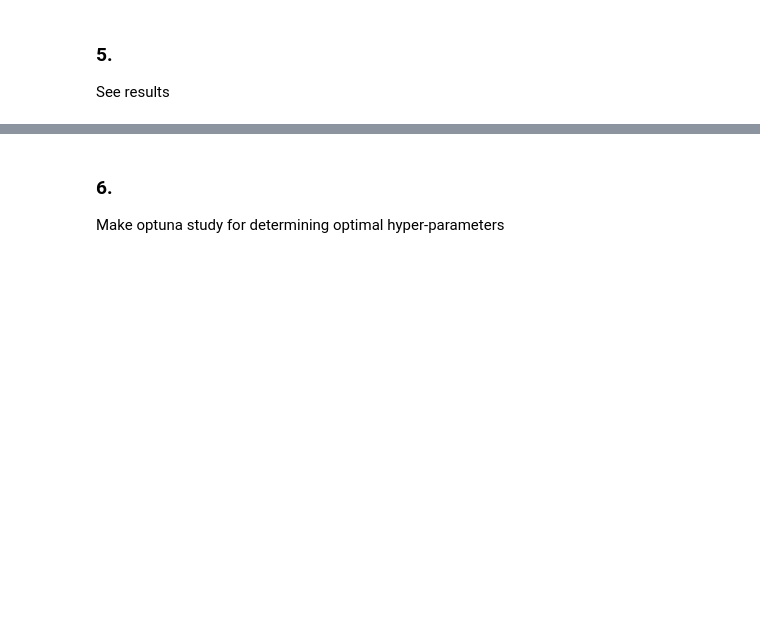
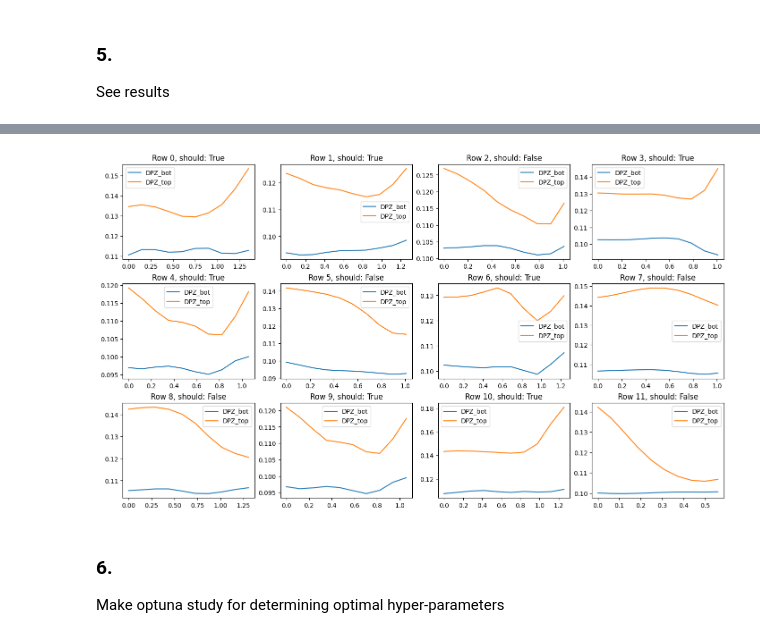
Before and after one commit to iagr98/MA-DNN, a Jupyter notebook: dnn_dpz.ipynb, the cells around one changed output, grey strips where cells are left out. Cells and saved outputs as stored; diff of their text form; code cells hidden in the pictures; blank space fills up the shorter version.

```diff
--- a/dnn_dpz.ipynb
+++ b/dnn_dpz.ipynb
@@ -549 +545,83 @@ Predictions (10 rows, unnormalized/original units):
+# %%
+# Plot multiple tests from test dataset
+
+
+import pandas as pd
+import numpy as np
+import torch
+import matplotlib.pyplot as plt
+
+# --- helper functions ---
+def transform_minmax(X, mins, rng):
+    rng_safe = np.where(rng > 0, rng, 1.0)
+    return (X - mins) / rng_safe
+
+def inverse_minmax(Ys, mins, rng):
+    return Ys * rng + mins
+
+# --- load test dataframe ---
+df_input = pd.read_csv("saved_models/dnn_6_(dpz)/df_te.csv")
+
+# choose range of rows
+idx_0, idx_end = 0, 11   # inclusive range [0..11] ##########################################################
+
+n_rows = idx_end - idx_0 + 1
+fig, axes = plt.subplots(3, 4, figsize=(14, 8), constrained_layout=True)
+axes = axes.flatten()
+
+if n_rows == 1:  # if only one subplot
+    axes = [axes]
+
+for k, zeile in enumerate(range(idx_0, idx_end+1)):
+    ax = axes[k]
+
+    dV_ges    = df_input["dV_ges"][zeile]
+    eps_0     = df_input["eps_0"][zeile]
+    phi_0     = df_input["phi_0"][zeile]
+    h_dis_0   = df_input["h_dis_0"][zeile]
+    h_c_0     = df_input["h_c_0"][zeile]
+    rho_c     = df_input["rho_c"][zeile]
+    rho_d     = df_input["rho_d"][zeile]
+    eta_c     = df_input["eta_c"][zeile]
+    eta_d     = df_input["etc_d"][zeile]
+    sigma     = df_input["sigma"][zeile]
+    T         = df_input["T"][zeile]
+    r_s_star  = df_input["r_S_star"][zeile]
+    h_p_star  = df_input["h_p_star"][zeile]
+    D_A       = df_input["D_A"][zeile]
+    L_A       = df_input["L_A"][zeile]
+
+    DPZ_pos = np.fromstring(str(df_input['DPZ_pos_ivgu'][zeile]).strip("[]"), sep=",") / 100.0
+    mask = ~np.isnan(DPZ_pos)
+    DPZ_pos_v = DPZ_pos[mask]
+    L_val = max(DPZ_pos_v)
+    x_array = np.linspace(0.0, L_val, 10)  # DPZ_pos
+
+    dV_ges_tr = dV_ges / 3.6 * 1e-6
+    const_feats = np.array(
+        [dV_ges_tr, eps_0, phi_0, h_dis_0, h_c_0,
+         rho_c, rho_d, eta_c, eta_d, sigma, T, r_s_star, h_p_star, D_A, L_A],
+        dtype=np.float32
+    )
+    X_real = np.hstack([
+        np.repeat(const_feats[None, :], repeats=len(x_array), axis=0),
+        x_array.reshape(-1, 1).astype(np.float32)
+    ])
+    assert X_real.shape[1] == in_dim, f"Expected {in_dim} features, got {X_real.shape[1]}."
+    X_scaled = transform_minmax(X_real, x_mins, x_rng)
+    X_t = torch.from_numpy(X_scaled).to(device)
+
+    with torch.no_grad():
+        Y_scaled = model(X_t).cpu().numpy()
+    Y_pred = inverse_minmax(Y_scaled, y_mins, y_rng)
+
+    ax.plot(x_array, Y_pred[:, 1], label='DPZ_bot')
+    ax.plot(x_array, Y_pred[:, 0] + Y_pred[:, 1], label='DPZ_top')
+    st = df_input["dpz_flooded"][zeile]
+    ax.set_title(f"Row {zeile}, should: {st}")
+    ax.legend()
+
+plt.show()
+# %% [output]
+[figure, added]
 # %%
```
Also changed, not shown: parts of 15 cells of this notebook, 5 other files.
